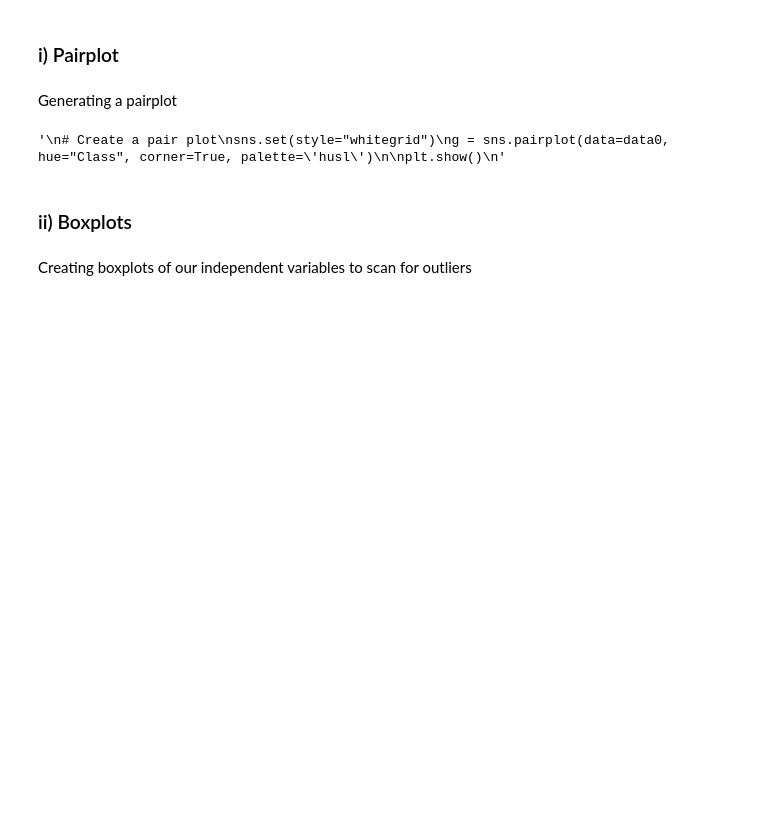
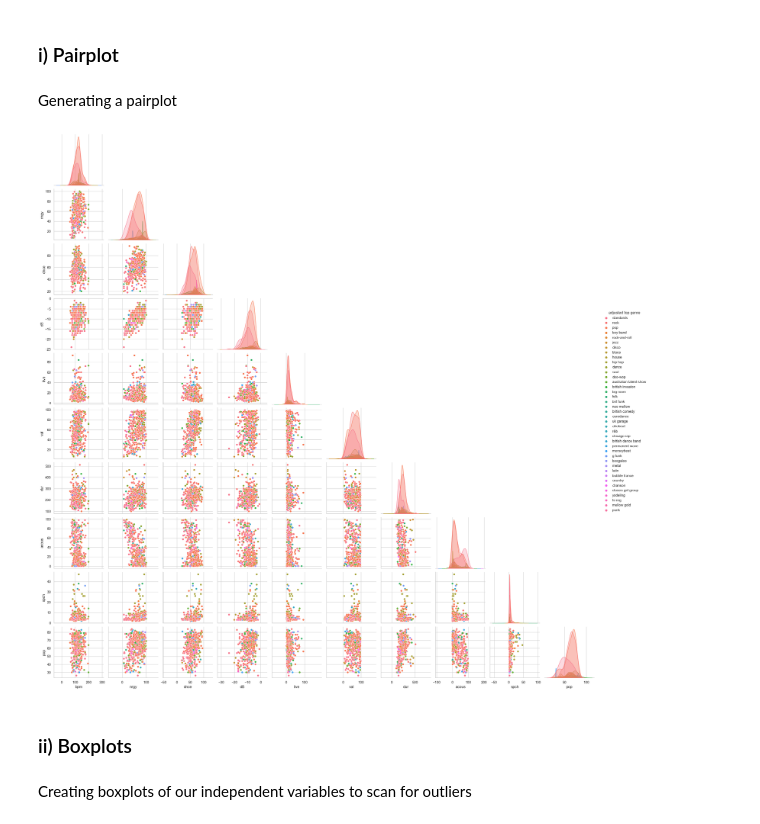
Before and after one commit to aFishboy/ECS171GroupProject, a Jupyter notebook: genrePrediction_FINAL.ipynb, the cells around one changed output. Drawn from its saved outputs; the diff is of its cells as text; code cells hidden in the pictures; blank space fills up the shorter version.

```diff
--- a/genrePrediction_FINAL.ipynb
+++ b/genrePrediction_FINAL.ipynb
@@ -64,15 +64,13 @@ Min Max Normalized X:
 # %% [markdown]
 Generating a pairplot
 # %%
-"""
 # Create a pair plot
 sns.set(style="whitegrid")
-g = sns.pairplot(data=data0, hue="Class", corner=True, palette='husl')
+g = sns.pairplot(data=data0, hue='adjusted top genre', corner=True, palette='husl')
 
 plt.show()
-"""
 # %% [output]
-'\n# Create a pair plot\nsns.set(style="whitegrid")\ng = sns.pairplot(data=data0, hue="Class", corner=True, palette=\'husl\')\n\nplt.show()\n'
+[figure, added]
 # %% [markdown]
 ### ii) Boxplots ###
 # %% [markdown]
```
Also changed, not shown: parts of 14 cells of this notebook, 3 other files.
